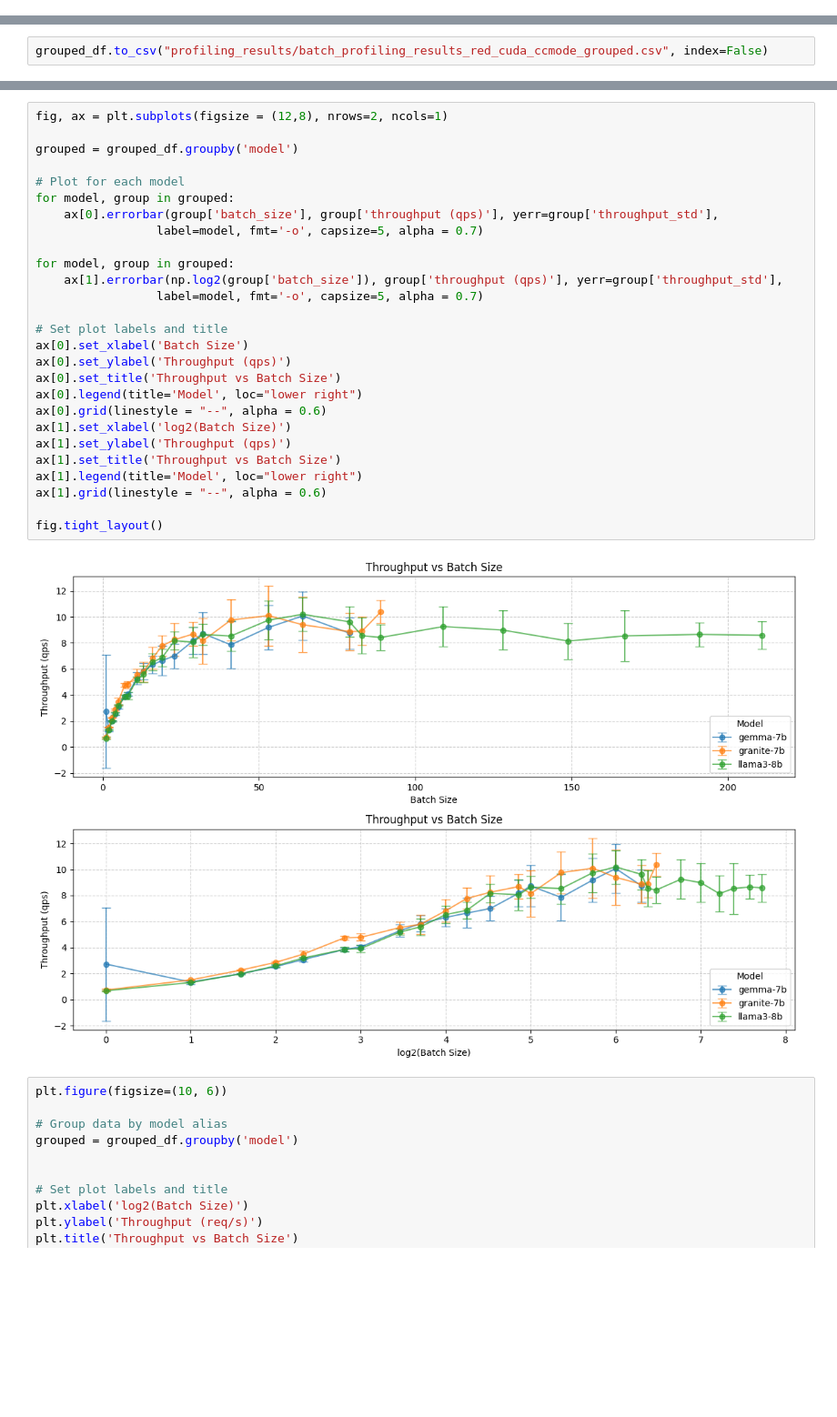
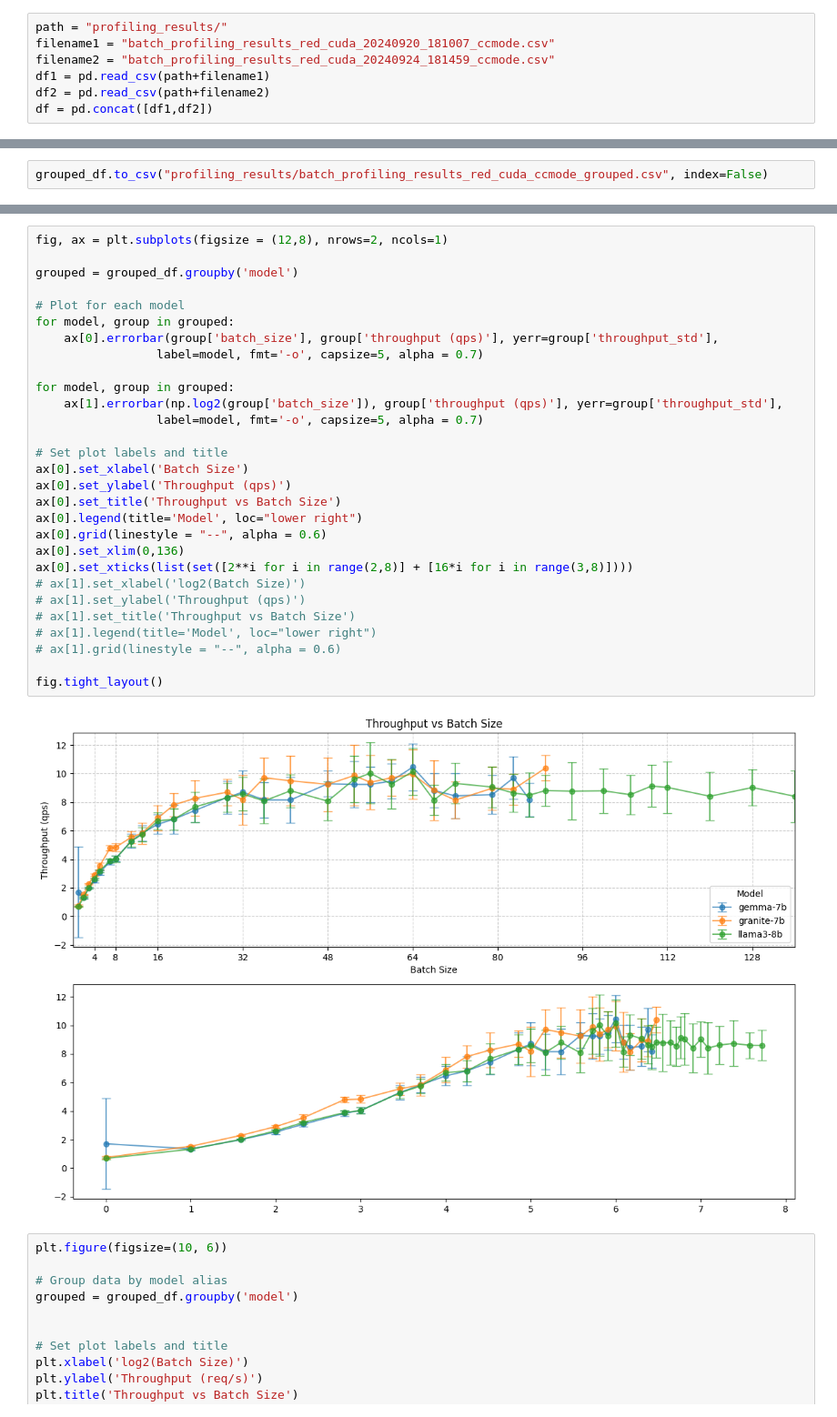
Before and after one commit to Antonio-MI/sincere, a Jupyter notebook: process_results.ipynb, the cells around one changed output, grey strips where cells are left out. Shown at 91% size. Cells and saved outputs as stored; diff of their text form; blank space fills up the shorter version.

```diff
--- a/process_results.ipynb
+++ b/process_results.ipynb
@@ -12,3 +8,10 @@ df = pd.read_csv(path+filename)
+# %%
+path = "profiling_results/"
+filename1 = "batch_profiling_results_red_cuda_20240920_181007_ccmode.csv"
+filename2 = "batch_profiling_results_red_cuda_20240924_181459_ccmode.csv"
+df1 = pd.read_csv(path+filename1)
+df2 = pd.read_csv(path+filename2)
+df = pd.concat([df1,df2])
 # %%
 df
 # %% [output]
@@ -106,32 +108,34 @@ grouped_df.loc[(grouped_df["model"]=="gemma-7b") & (grouped_df["throughput (qps)
 # %%
 fig, ax = plt.subplots(figsize = (12,8), nrows=2, ncols=1)
 
 grouped = grouped_df.groupby('model')
 
 # Plot for each model
 for model, group in grouped:
     ax[0].errorbar(group['batch_size'], group['throughput (qps)'], yerr=group['throughput_std'],
                  label=model, fmt='-o', capsize=5, alpha = 0.7)
 
 for model, group in grouped:
     ax[1].errorbar(np.log2(group['batch_size']), group['throughput (qps)'], yerr=group['throughput_std'],
                  label=model, fmt='-o', capsize=5, alpha = 0.7)
 
 # Set plot labels and title
 ax[0].set_xlabel('Batch Size')
 ax[0].set_ylabel('Throughput (qps)')
 ax[0].set_title('Throughput vs Batch Size')
 ax[0].legend(title='Model', loc="lower right")
 ax[0].grid(linestyle = "--", alpha = 0.6)
-ax[1].set_xlabel('log2(Batch Size)')
-ax[1].set_ylabel('Throughput (qps)')
-ax[1].set_title('Throughput vs Batch Size')
-ax[1].legend(title='Model', loc="lower right")
-ax[1].grid(linestyle = "--", alpha = 0.6)
+ax[0].set_xlim(0,136)
+ax[0].set_xticks(list(set([2**i for i in range(2,8)] + [16*i for i in range(3,8)])))
+# ax[1].set_xlabel('log2(Batch Size)')
+# ax[1].set_ylabel('Throughput (qps)')
+# ax[1].set_title('Throughput vs Batch Size')
+# ax[1].legend(title='Model', loc="lower right")
+# ax[1].grid(linestyle = "--", alpha = 0.6)
 
 fig.tight_layout()
 # %% [output]
-[figure, old version]
+[figure, new version]
 # %%
 plt.figure(figsize=(10, 6))
 
```
Also changed, not shown: parts of 9 cells of this notebook, 5 other files.
